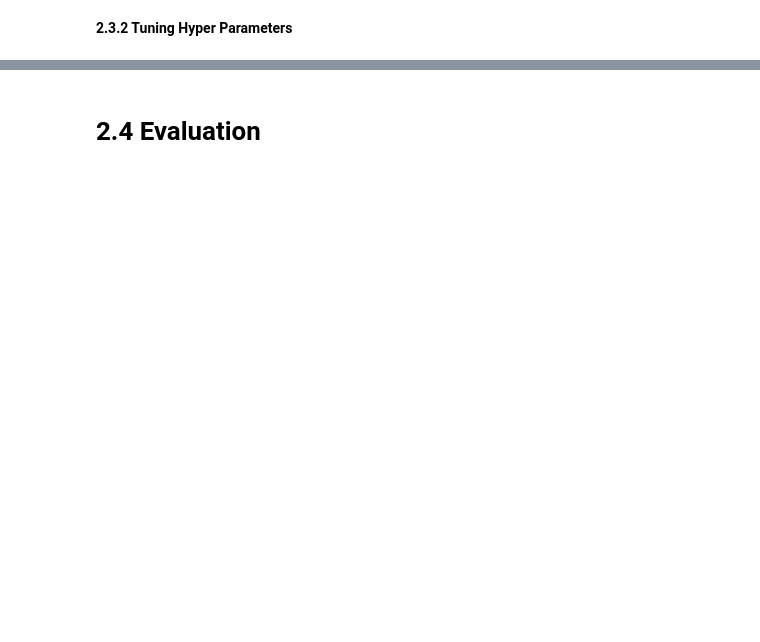
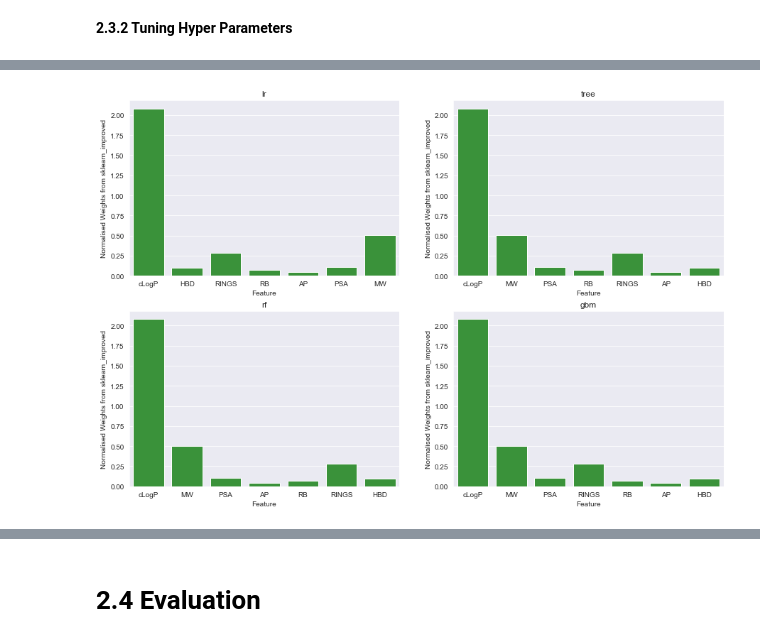
Before and after one commit to erwallace/Predicting-Aqueous-Solubilities, a Jupyter notebook: esol_linear_regression.ipynb, the cells around one changed output, grey strips where cells are left out. Cells and saved outputs as stored; diff of their text form; code cells hidden in the pictures; blank space fills up the shorter version.

```diff
--- a/esol_linear_regression.ipynb
+++ b/esol_linear_regression.ipynb
@@ -511,10 +511,10 @@ for name, feature_selection in models.items():
     pipe = Pipeline(steps=[('s',rfecv),('m',model)])
 
     cv = RepeatedKFold(n_splits=k, n_repeats=repeats, random_state=1)
-    scores = -cross_val_score(pipe, X_train, Y_train, scoring='neg_mean_squared_error', cv=cv, n_jobs=-1)
+    scores = -cross_val_score(pipe, X_train, Y_train, scoring='neg_mean_absolute_error', cv=cv, n_jobs=-1)
 
     results.append(scores)
     names.append(name)
 
-    print(f'> model: {name}, {sum(rfecv.support_)} features, mse: {np.mean(scores):.3f} ± {np.std(scores)/np.sqrt(k*repeats):.3f}')
+    print(f'> model: {name}, {sum(rfecv.support_)} features, mae: {np.mean(scores):.3f} ± {np.std(scores, ddof=1)/np.sqrt(k*repeats):.3f}')
 # %% [output]
@@ -529,0 +528,6 @@ Anyway, let's see how the number of features affects the MSE.
+# %%
+norm_results = pd.DataFrame([Delaney_literature, Delaney_sklearn, improved_sklearn]).set_index('model')
+for feature in df.columns:
+    if feature in norm_results.columns:
+        norm_results[feature] = norm_results[feature] * df[feature].mean()
+norm_results
@@ -529,0 +540,23 @@ Anyway, let's see how the number of features affects the MSE.
+# %%
+model_comparison = pd.DataFrame(index=X_train.columns)
+
+for abrv, model in models.items():
+    rfe = RFE(estimator=model, n_features_to_select=1)
+    rfe.fit(X_train, Y_train)
+    model_comparison[f'{abrv} ranking'] = rfe.ranking_
+
+fig, axs = plt.subplots(nrows=2, ncols=2, figsize=(15,10))
+
+for i in range(4):
+    sorted = model_comparison.sort_values(by=model_comparison.columns[i])
+    g = sns.barplot(ax=axs.reshape(-1)[i],
+                    x=norm_results.columns[6:],
+                    y=abs(norm_results.loc['sklearn_improved'][6:]),
+                    color='tab:green',
+                    order=sorted.index)
+    g.set(xlabel='Feature',
+          ylabel='Normalised Weights from sklearn_improved')
+    axs.reshape(-1)[i].set_title(list(models.keys())[i])
+plt.show()
+# %% [output]
+[figure, added]
```
Also changed, not shown: parts of 22 cells of this notebook.
